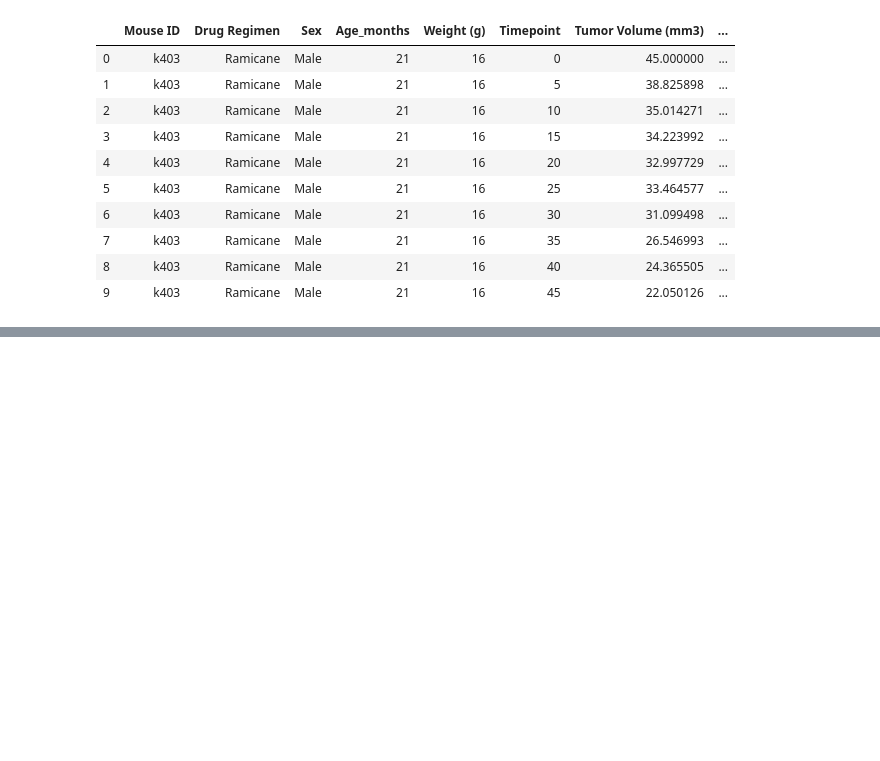
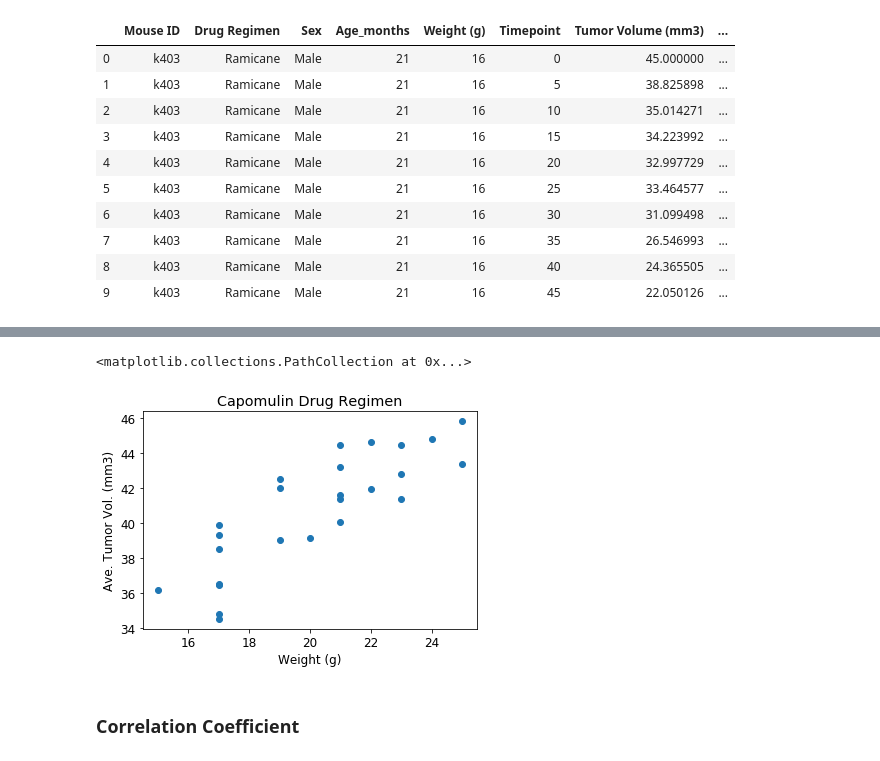
Before and after one commit to Uche-UJO/MatPlotLib-Challenge, a Jupyter notebook: Resources/Pyma_workbook.ipynb, the cells around one changed output, grey strips where cells are left out. Cells and saved outputs as stored; diff of their text form; code cells hidden in the pictures; blank space fills up the shorter version.

```diff
--- a/Resources/Pyma_workbook.ipynb
+++ b/Resources/Pyma_workbook.ipynb
@@ -181,0 +338,17 @@ four_last_tumor = four_drugs.groupby(['Drug Regimen','Mouse ID']).agg(\
+# %%
+# Generate a scatter plot of mouse weight versus average tumor volume for the Capomulin regimen
+
+x_axis = capomulin_df.groupby('Mouse ID').mean()['Weight (g)']
+y_axis = capomulin_df.groupby('Mouse ID').mean()['Tumor Volume (mm3)']
+
+x = x_axis
+y = y_axis
+plt.title('Capomulin Drug Regimen')
+plt.xlabel('Weight (g)')
+plt.ylabel('Ave. Tumor Vol. (mm3)')
+plt.scatter(x, y)
+# %% [output]
+<matplotlib.collections.PathCollection at 0x...>
+[figure, added]
+# %% [markdown]
+### Correlation Coefficient
```
Also changed, not shown: parts of 19 cells of this notebook.
